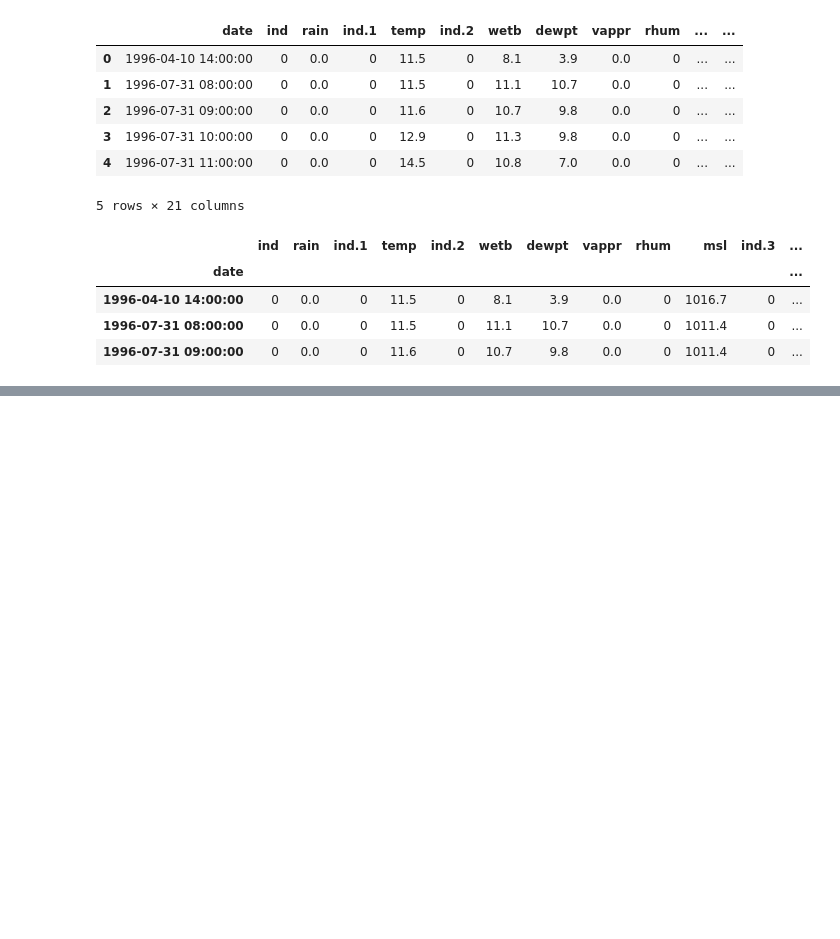
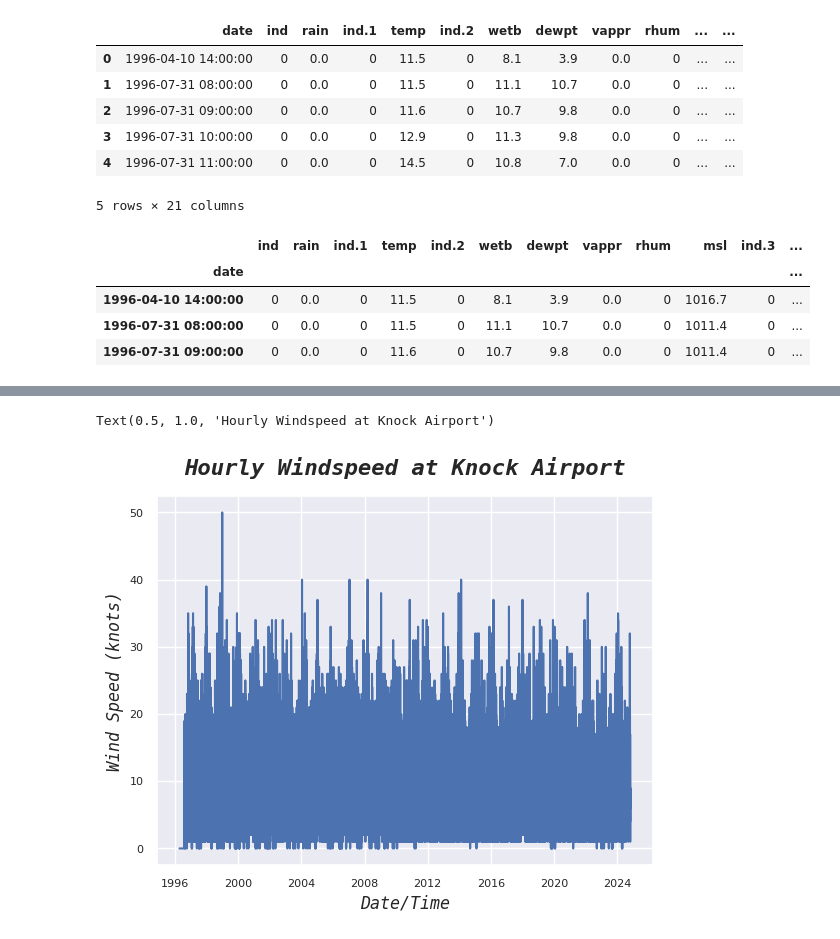
Before and after one commit to NeilTynan/4369, a Jupyter notebook: assignments/assignment 6/assignment_6_Weather.ipynb, the cells around one changed output, grey strips where cells are left out. Cells and saved outputs as stored; diff of their text form; code cells hidden in the pictures; blank space fills up the shorter version.

```diff
--- a/assignments/assignment 6/assignment_6_Weather.ipynb
+++ b/assignments/assignment 6/assignment_6_Weather.ipynb
@@ -49,0 +81,21 @@ Text(0.5, 1.0, 'Temperature at Knock Airport Over Time')
+# %%
+# The Windspeed
+df.replace(" ", pd.NA, inplace=True)
+
+### Need to ask the lecturer about this bit
+df = df.apply(pd.to_numeric)
+def interpolate_averages(series):
+    return series.interpolate(method='linear', limit_direction='both')
+for col in df.select_dtypes(include='number').columns:
+    df[col] = interpolate_averages(df[col])
+# %%
+sns.set_theme(style="darkgrid")
+ax=sns.lineplot(data=df, x="date", y="wdsp")
+ax.tick_params(axis='x', labelsize=8)
+ax.tick_params(axis='y', labelsize=8)
+ax.set_xlabel('Date/Time', fontsize=12, style='italic', family='monospace')
+ax.set_ylabel('Wind Speed (knots)', fontsize=12, style='italic', family='monospace')
+ax.set_title('Hourly Windspeed at Knock Airport', fontsize=16, fontweight='bold', style='italic', family='monospace', pad =15)
+# %% [output]
+Text(0.5, 1.0, 'Hourly Windspeed at Knock Airport')
+[figure, added]
```
Also changed, not shown: parts of 9 cells of this notebook, 3 other files.
